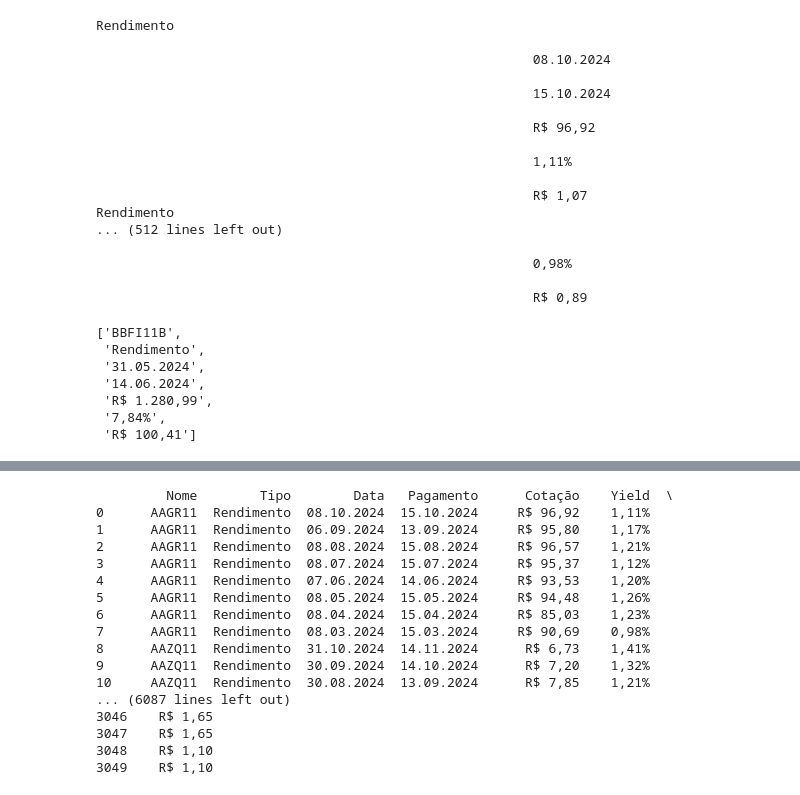
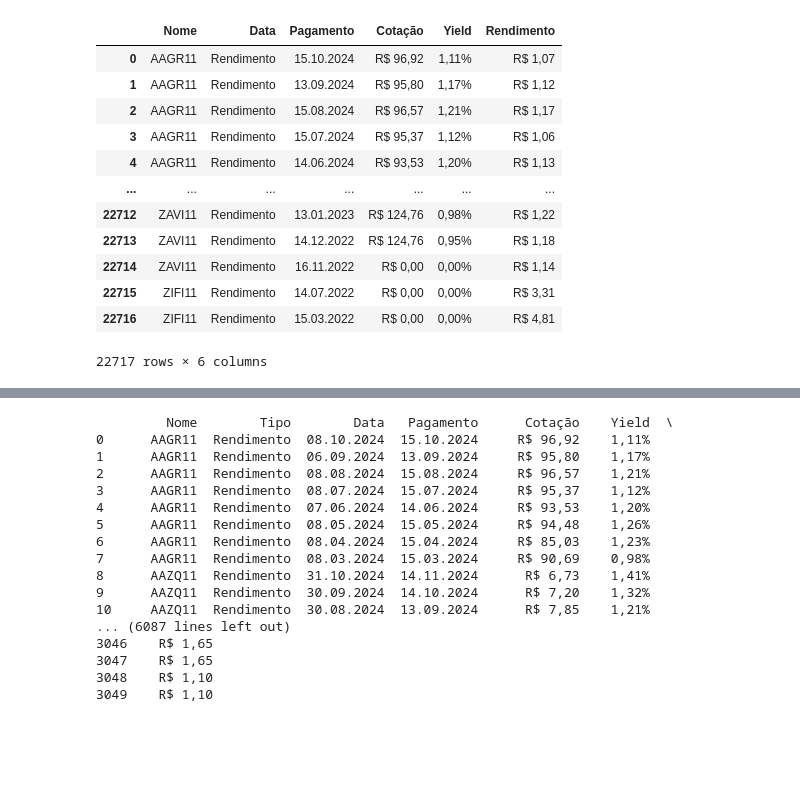
Before and after one commit to Henrique-FB/reit-project, a Jupyter notebook: web-scraping/fii-scraping.ipynb, the cells around one changed output, grey strips where cells are left out. Cells and saved outputs as stored; diff of their text form; code cells hidden in the pictures; blank space fills up the shorter version.

```diff
--- a/web-scraping/fii-scraping.ipynb
+++ b/web-scraping/fii-scraping.ipynb
@@ -42,34 +16,0 @@ FII_name_list
-# %%
-test = FII_list[0].findAll("div", attrs={"class":"yieldChart__table__bloco yieldChart__table__bloco--rendimento"})
-
-for i in test:
-    for j in test.findAll("div", attrs={"class":"table__linha"})
-    print(i.text.strip())
-# %% [output]
-Rendimento
-
-                                                        08.10.2024
-
-                                                        15.10.2024
-
-                                                        R$ 96,92
-
-                                                        1,11%
-
-                                                        R$ 1,07
-Rendimento
-... (512 lines left out)
-
-                                                        0,98%
-
-                                                        R$ 0,89
-# %%
-FII_row_data
-# %% [output]
-['BBFI11B',
- 'Rendimento',
- '31.05.2024',
- '14.06.2024',
- 'R$ 1.280,99',
- '7,84%',
- 'R$ 100,41']
@@ -76,14 +19,43 @@ FII_row_data
 # %%
-output = pd.DataFrame()
+
+new_FII_list = []
 
 for FII in FII_list:
     table = FII.findAll("div", attrs={"class":"yieldChart__table__bloco yieldChart__table__bloco--rendimento"})
     for row in table:
-        FII_row_data = [FII['data-accordion-body']]
-        for item in row.findAll("div", attrs={"class":"table__linha"}):
-            FII_row_data.append(item.text.strip())
-        temp_df = pd.DataFrame([FII_row_data],columns = ["Nome","Tipo", "Data", "Pagamento", "Cotação", "Yield", "Rendimento"])
-        output = pd.concat([output,temp_df], ignore_index=True)
+        FII_name = FII['data-accordion-body']
+        temp_dict = {"Nome" : FII_name}
+
+        FII_row_data = row.findAll("div", attrs={"class":"table__linha"})
+
+        temp_dict["Data"] = FII_row_data[0].text.strip()
+        temp_dict["Pagamento"] = FII_row_data[2].text.strip()
+        temp_dict["Cotação"] = FII_row_data[3].text.strip()
+        temp_dict["Yield"] = FII_row_data[4].text.strip()
+        temp_dict["Rendimento"] = FII_row_data[5].text.strip()
+
+        new_FII_list.append(temp_dict)
+
+        #temp_df = pd.DataFrame([FII_row_data],columns = ["Nome","Tipo", "Data", "Pagamento", "Cotação", "Yield", "Rendimento"])
+        #output = pd.concat([output,temp_df], ignore_index=True)
+# %%
+output = pd.DataFrame.from_dict(new_FII_list)
+# %%
+output
+# %% [output]
+|  | Nome | Data | Pagamento | Cotação | Yield | Rendimento |
+| 0 | AAGR11 | Rendimento | 15.10.2024 | R$ 96,92 | 1,11% | R$ 1,07 |
+| 1 | AAGR11 | Rendimento | 13.09.2024 | R$ 95,80 | 1,17% | R$ 1,12 |
+| 2 | AAGR11 | Rendimento | 15.08.2024 | R$ 96,57 | 1,21% | R$ 1,17 |
+| 3 | AAGR11 | Rendimento | 15.07.2024 | R$ 95,37 | 1,12% | R$ 1,06 |
+| 4 | AAGR11 | Rendimento | 14.06.2024 | R$ 93,53 | 1,20% | R$ 1,13 |
+| ... | ... | ... | ... | ... | ... | ... |
+| 22712 | ZAVI11 | Rendimento | 13.01.2023 | R$ 124,76 | 0,98% | R$ 1,22 |
+| 22713 | ZAVI11 | Rendimento | 14.12.2022 | R$ 124,76 | 0,95% | R$ 1,18 |
+| 22714 | ZAVI11 | Rendimento | 16.11.2022 | R$ 0,00 | 0,00% | R$ 1,14 |
+| 22715 | ZIFI11 | Rendimento | 14.07.2022 | R$ 0,00 | 0,00% | R$ 3,31 |
+| 22716 | ZIFI11 | Rendimento | 15.03.2022 | R$ 0,00 | 0,00% | R$ 4,81 |
+22717 rows × 6 columns
 # %%
 pd.set_option('display.max_rows', None)
 print(output.sort_values(by=['Yield'],ascending=False))
```
Also changed, not shown: parts of 5 cells of this notebook.
